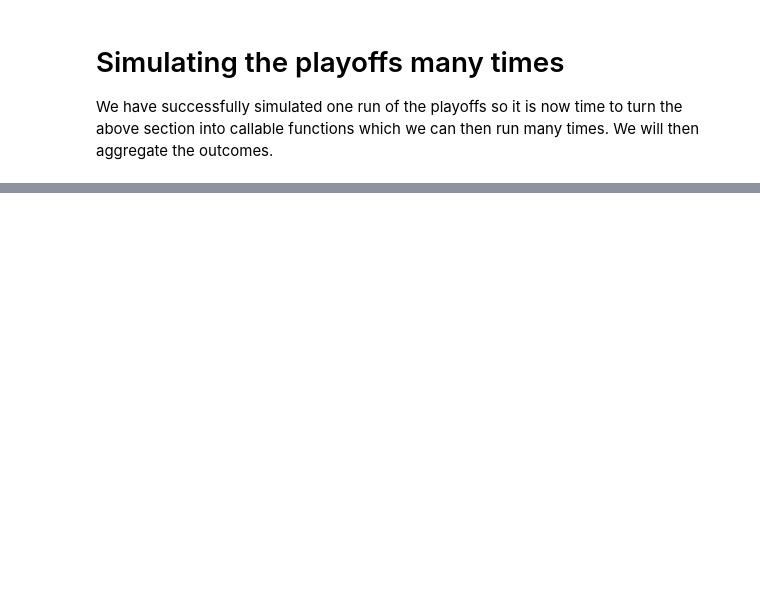
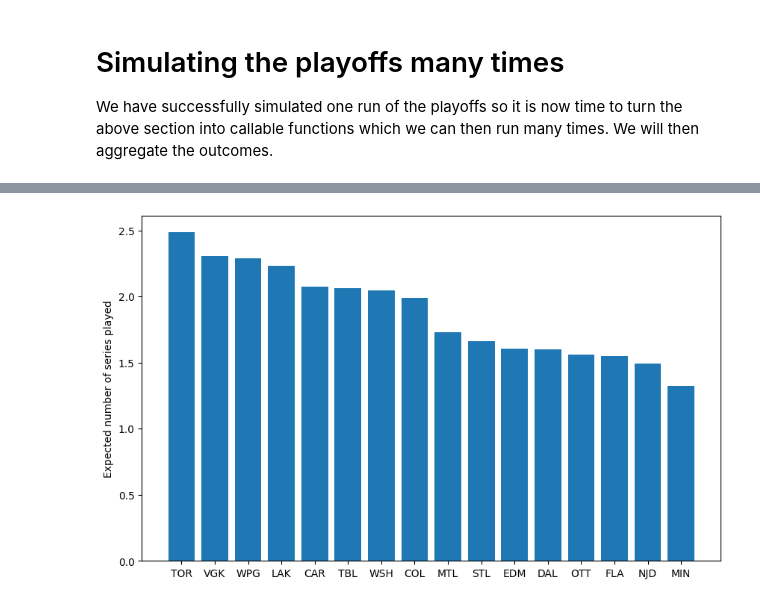
Before and after one commit to mattrflew/nhl-playoff-pool-optimizer, a Jupyter notebook: notebooks/05_Monte_Carlo_bracket_simulations.ipynb, the cells around one changed output, grey strips where cells are left out. Cells and saved outputs as stored; diff of their text form; code cells hidden in the pictures; blank space fills up the shorter version.

```diff
--- a/notebooks/05_Monte_Carlo_bracket_simulations.ipynb
+++ b/notebooks/05_Monte_Carlo_bracket_simulations.ipynb
@@ -570,0 +731,17 @@ We have successfully simulated one run of the playoffs so it is now time to turn
+# %%
+import matplotlib.pyplot as plt
+fig, ax = plt.subplots(figsize=(10,6))
+
+teams = list(expected_series_played.keys())
+values = list(expected_series_played.values())
+
+sorted_data = sorted(zip(values, teams), reverse=True)
+sorted_values, sorted_categories = zip(*sorted_data)
+
+ax.bar(sorted_categories, sorted_values,)
+
+ax.set_ylabel("Expected number of series played")
+
+plt.show()
+# %% [output]
+[figure, added]
```
Also changed, not shown: parts of 20 cells of this notebook.
